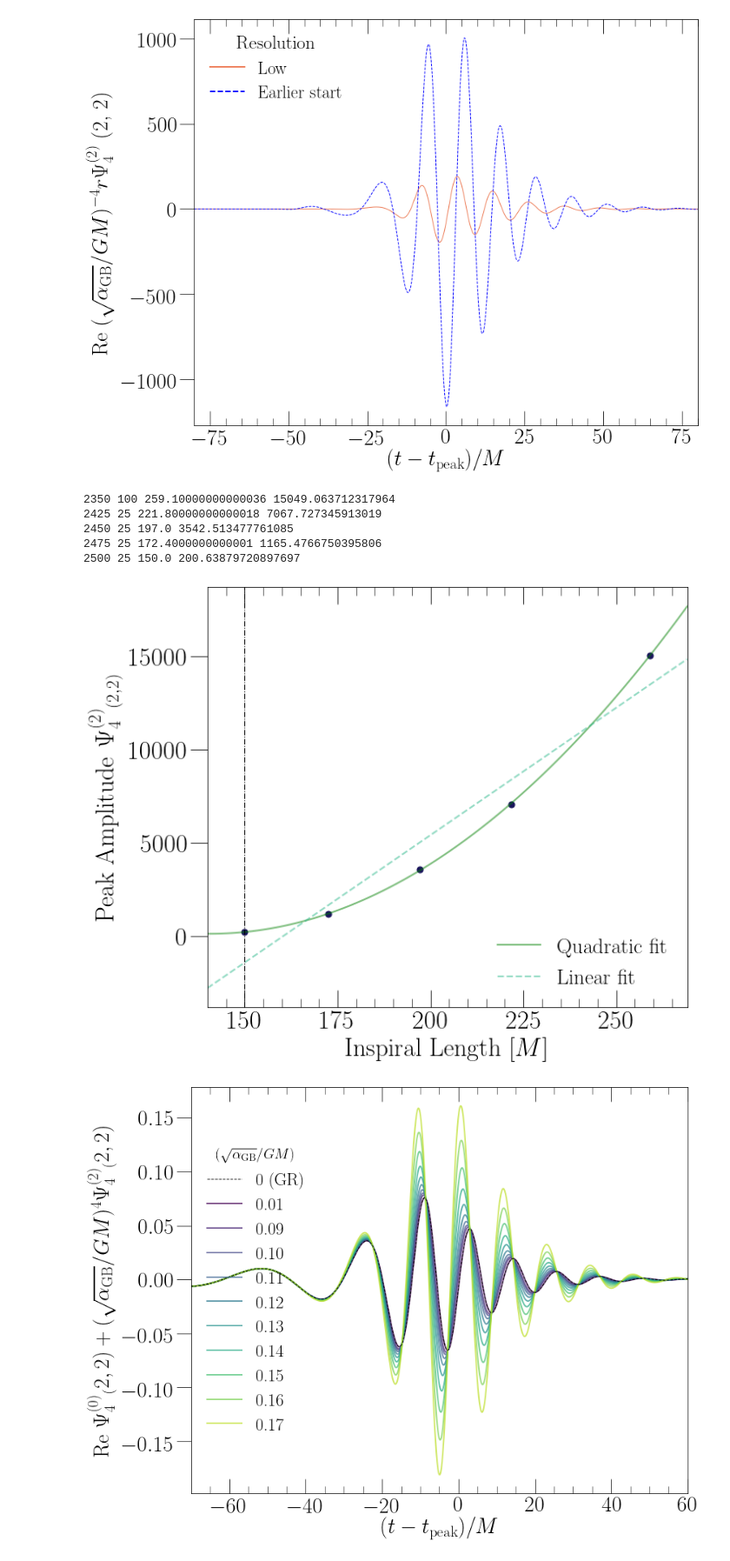
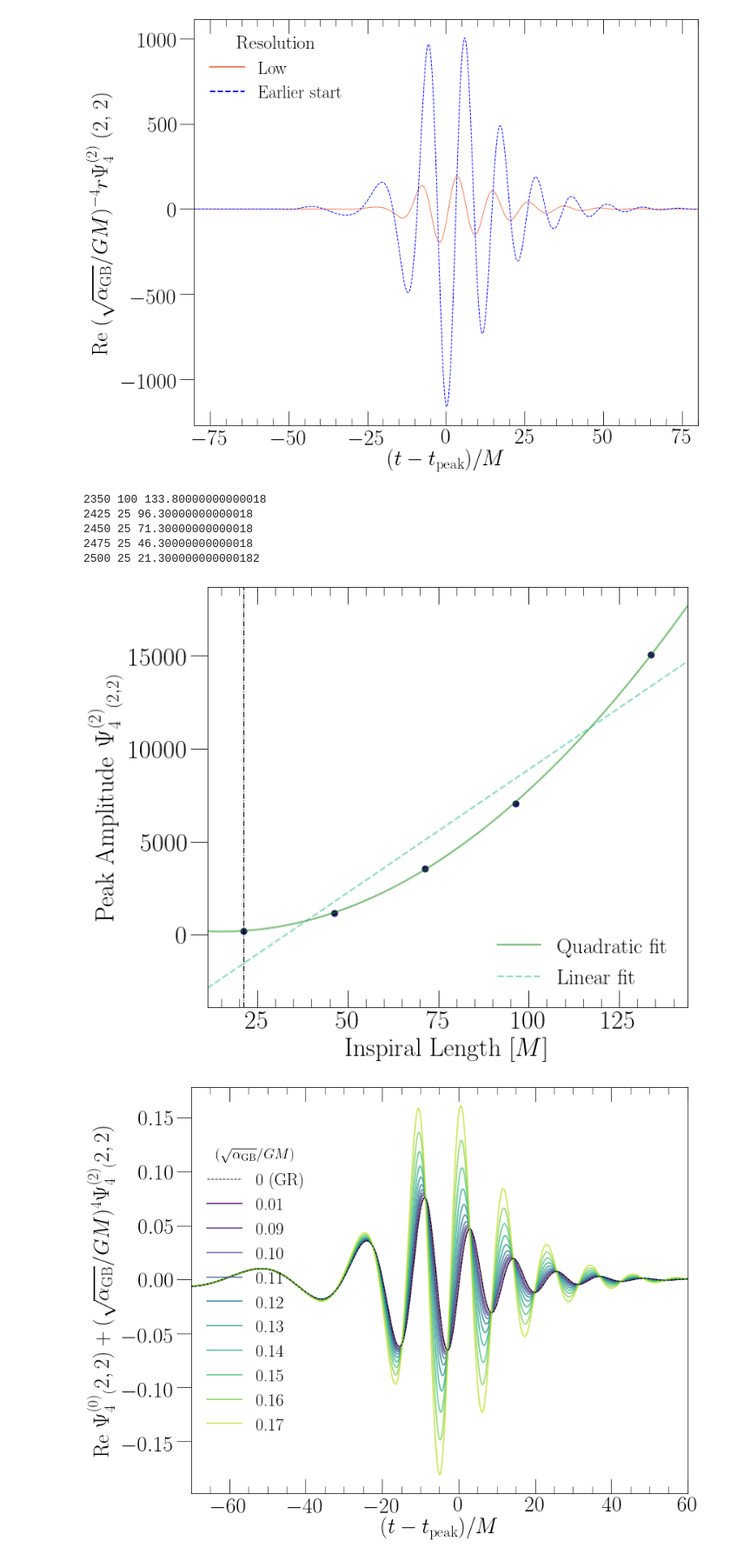
Before and after one commit to mariaokounkova/EDGB, a Jupyter notebook: GW150914/EDGB_GW.ipynb, the cells around one changed output. Shown at 87% size. Saved outputs shown, nothing was run; the diff lists cells and outputs as text; code cells hidden in the pictures.

```diff
--- a/GW150914/EDGB_GW.ipynb
+++ b/GW150914/EDGB_GW.ipynb
@@ -460,7 +460,7 @@ def PeakAmplitudesPlot():
         (tp - (ts + tr))
         but then a ramp on portion with area tr/2.0 """
 
-        length = t_peak - start - ramp/2.0 ## minus ramp time
+        length = t_merger - start - ramp/2.0 ## minus ramp time
         peak_amplitude = np.max(data)
 
         return length, peak_amplitude
@@ -470,43 +470,42 @@ def PeakAmplitudesPlot():
         length, peak_amplitude = GetData(start, ramp, lev=0)
         lengths.append(length)
         peak_amplitudes.append(peak_amplitude)
-        print(start, ramp, length, peak_amplitude)
-
+        print(start, ramp, length)
 
     ## Fit a quadratic
 
     lengths = lengths[::-1]
     peak_amplitudes = peak_amplitudes[::-1]
     #peak_amplitudes = peak_amplitudes[-5:]
     fit_lengths = np.linspace(lengths[0] - 10, lengths[-1] + 10, 100)
 
     z = np.polyfit(lengths, peak_amplitudes, 2)
     p = np.poly1d(z)
     plt.plot(fit_lengths, p(fit_lengths), ls='-', color='green',label='Quadratic fit',alpha=0.5, lw=2.0)
 
     z = np.polyfit(lengths, peak_amplitudes, 1)
     p = np.poly1d(z)
     plt.plot(fit_lengths, p(fit_lengths), ls='--', color='#2ab88b',label='Linear fit',alpha=0.5, lw=2.0)
 
     plt.scatter(lengths, peak_amplitudes, marker='.', s=200, color='#1a155c')
 
     plt.axvline(lengths[0], color='black', ls='-.', lw=1.0)
     ax.set_xlabel('Inspiral Length $[M]$', fontsize=30)
     ax.set_ylabel('Peak Amplitude $\Psi_4^{(2)} {}_{(2,2)}$', fontsize=30)
     plt.xlim(fit_lengths[0], fit_lengths[-1])
     plt.legend(frameon=False, fontsize=25)
     plt.tight_layout()
     plt.savefig(figname + '.pdf')
     plt.show()
 
 PeakAmplitudesPlot()
 # %% [output]
-2350 100 259.10000000000036 15049.063712317964
-2425 25 221.80000000000018 7067.727345913019
-2450 25 197.0 3542.513477761085
-2475 25 172.4000000000001 1165.4766750395806
-2500 25 150.0 200.63879720897697
+2350 100 133.80000000000018
+2425 25 96.30000000000018
+2450 25 71.30000000000018
+2475 25 46.30000000000018
+2500 25 21.300000000000182
-[figure, old version]
+[figure, new version]
 # %%
 ## GR and EDGB together
 
```
Also changed, not shown: parts of 2 cells of this notebook.
